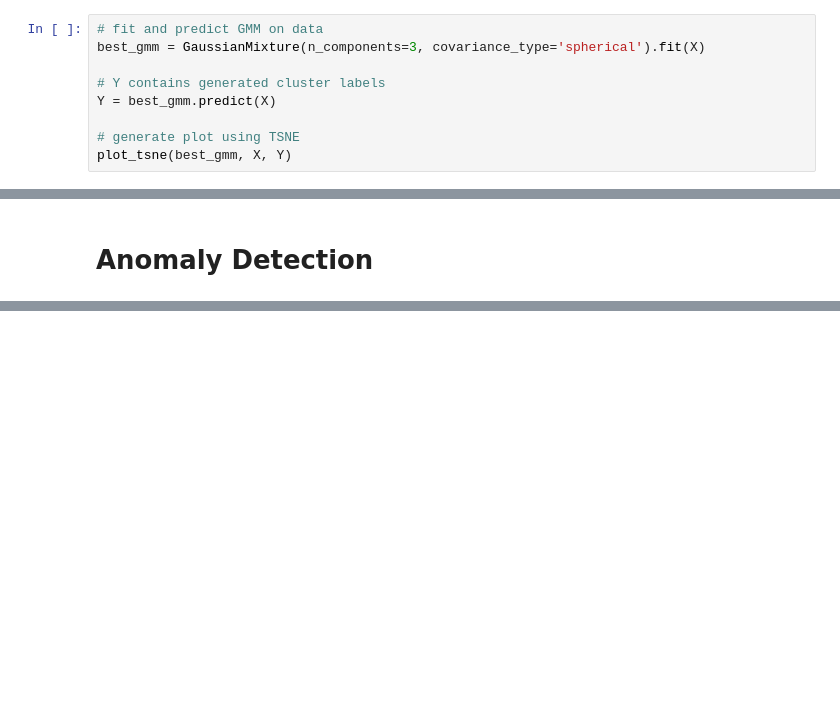
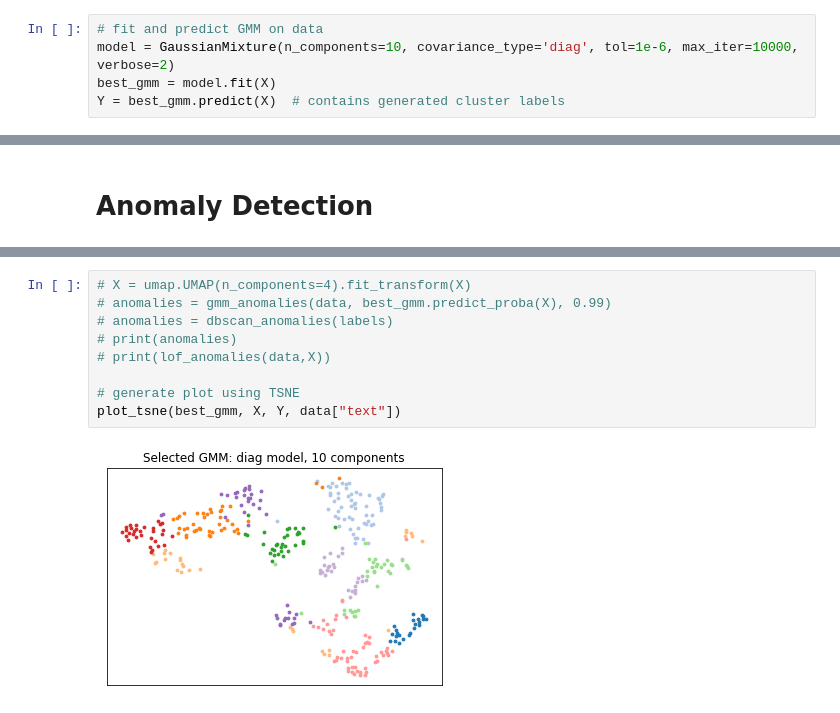
Before and after one commit to emily-mai/Umamics, a Jupyter notebook: CS105_Project.ipynb, the cells around one changed output, grey strips where cells are left out. Cells and saved outputs as stored; diff of their text form; blank space fills up the shorter version.

```diff
--- a/CS105_Project.ipynb
+++ b/CS105_Project.ipynb
@@ -160,10 +187,6 @@ Num components chosen by GMM: 3
 # %%
 # fit and predict GMM on data
-best_gmm = GaussianMixture(n_components=3, covariance_type='spherical').fit(X)
-
-# Y contains generated cluster labels
-Y = best_gmm.predict(X)
-
-# generate plot using TSNE
-plot_tsne(best_gmm, X, Y)
+model = GaussianMixture(n_components=10, covariance_type='diag', tol=1e-6, max_iter=10000, verbose=2)
+best_gmm = model.fit(X)
+Y = best_gmm.predict(X)  # contains generated cluster labels
 # %% [output]
@@ -172,0 +219,11 @@ plot_tsne(best_gmm, X, Y)
+# %%
+# X = umap.UMAP(n_components=4).fit_transform(X)
+# anomalies = gmm_anomalies(data, best_gmm.predict_proba(X), 0.99)
+# anomalies = dbscan_anomalies(labels)
+# print(anomalies)
+# print(lof_anomalies(data,X))
+
+# generate plot using TSNE
+plot_tsne(best_gmm, X, Y, data["text"])
+# %% [output]
+[figure, added]
```
Also changed, not shown: parts of 12 cells of this notebook.
